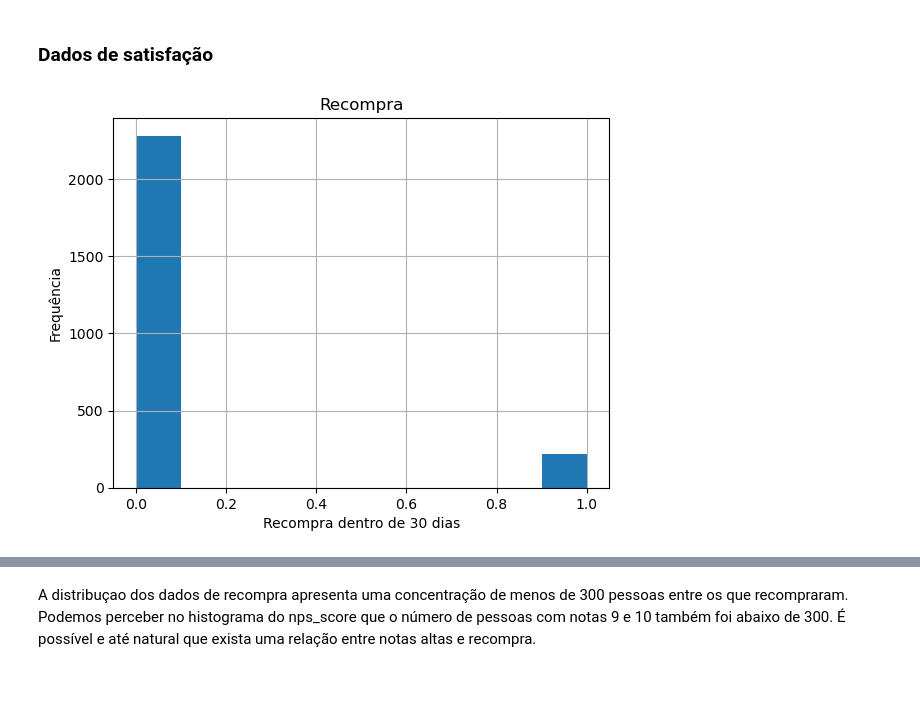
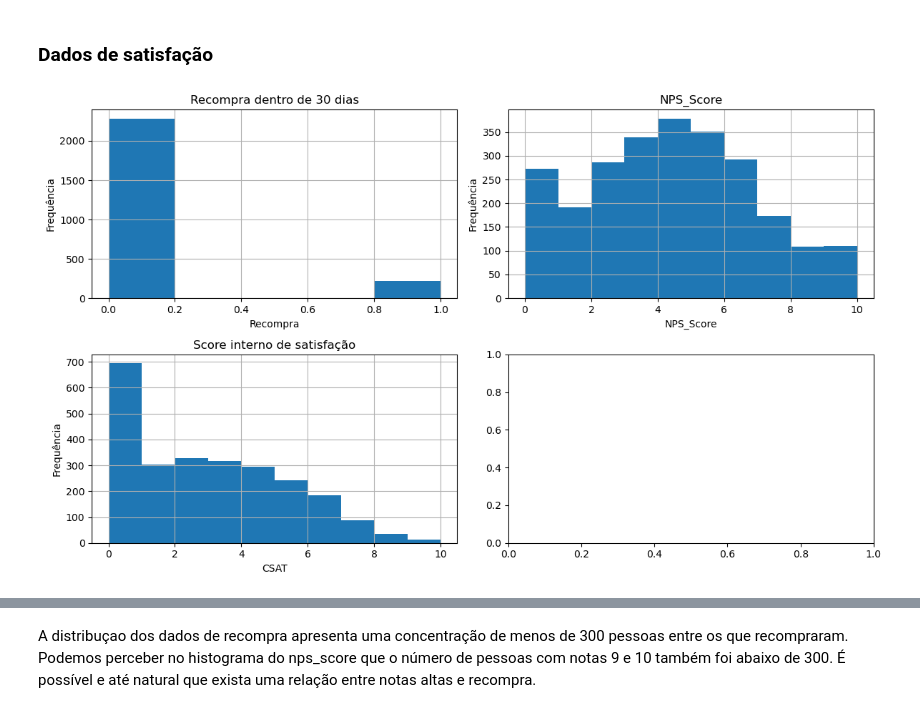
Before and after one commit to 1IAST-G29/TechChallenge-Fase1, a Jupyter notebook: notebooks/main.ipynb, the cells around one changed output, grey strips where cells are left out. Cells and saved outputs as stored; diff of their text form; code cells hidden in the pictures; blank space fills up the shorter version.

```diff
--- a/notebooks/main.ipynb
+++ b/notebooks/main.ipynb
@@ -266,10 +276,31 @@ plt.show()
 # %% [markdown]
 ### Dados de satisfação
 # %%
-df['repeat_purchase_30d'].hist()
-plt.xlabel('Recompra dentro de 30 dias')
-plt.ylabel('Frequência')
-plt.title('Recompra')
+#Grades do plot em duas linhas e duas colunas
+fig, axs = plt.subplots(2, 2, figsize=(12, 7))
+
+# Gráfico 14, contendo o histograma das recompras dentro de um mês
+df['repeat_purchase_30d'].hist(bins=5, ax = axs[0,0])
+axs[0,0].set_xlabel('Recompra')
+axs[0,0].set_ylabel('Frequência')
+axs[0,0].set_title('Recompra dentro de 30 dias')
+axs[0,0].grid(True)
+
+# Gráfico 15, contendo o histograma dos NPS_Score
+df['nps_score'].hist(bins=10, ax = axs[0,1])
+axs[0,1].set_xlabel('NPS_Score')
+axs[0,1].set_ylabel('Frequência')
+axs[0,1].set_title('NPS_Score')
+axs[0,1].grid(True)
+
+# Gráfico 16, contendo o histograma dos dados de CSAT
+df['csat_internal_score'].hist(bins=10, ax = axs[1,0])
+axs[1,0].set_xlabel('CSAT')
+axs[1,0].set_ylabel('Frequência')
+axs[1,0].set_title('Score interno de satisfação')
+axs[1,0].grid(True)
+
+plt.tight_layout()
 plt.show()
 # %% [output]
-[figure, old version]
+[figure, new version]
```
Also changed, not shown: parts of 11 cells of this notebook, 1 other file.
